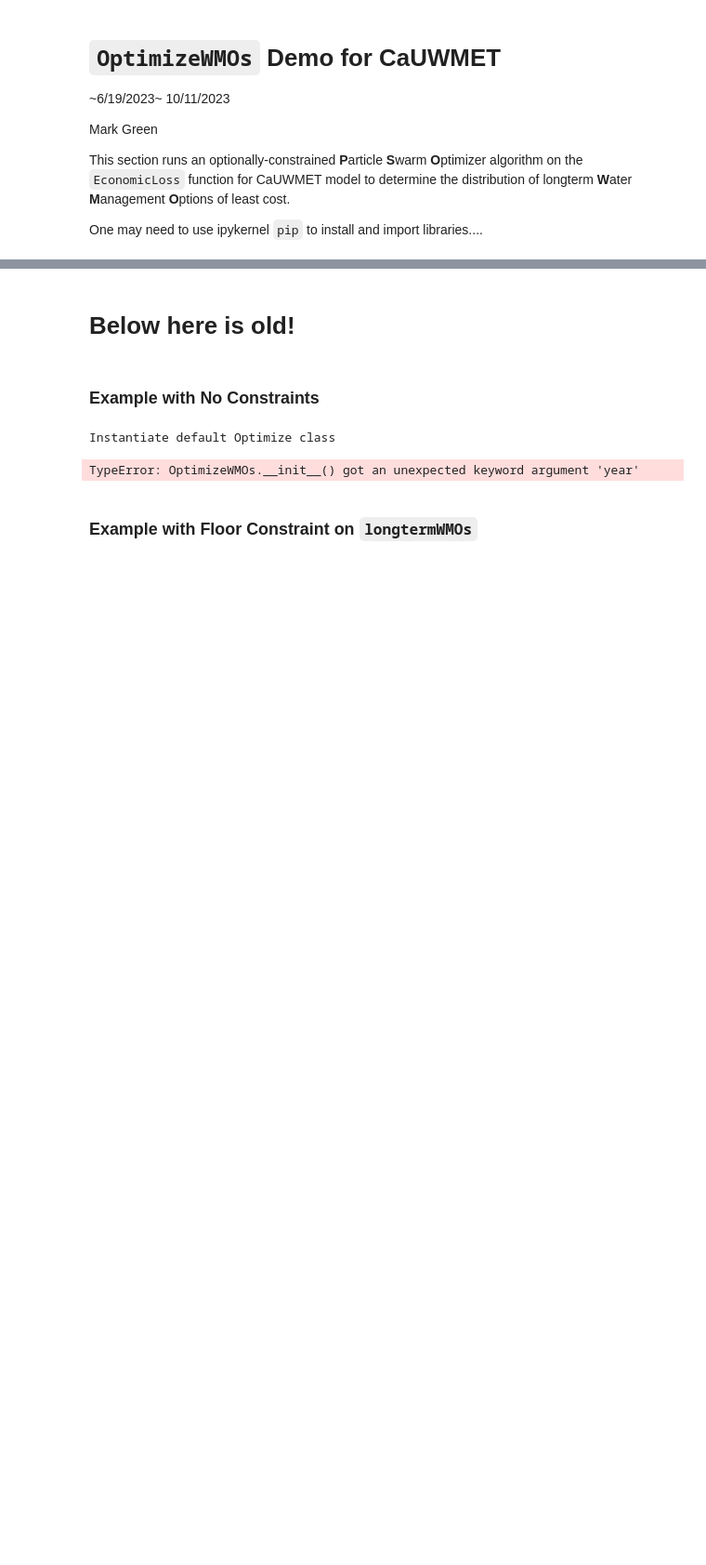
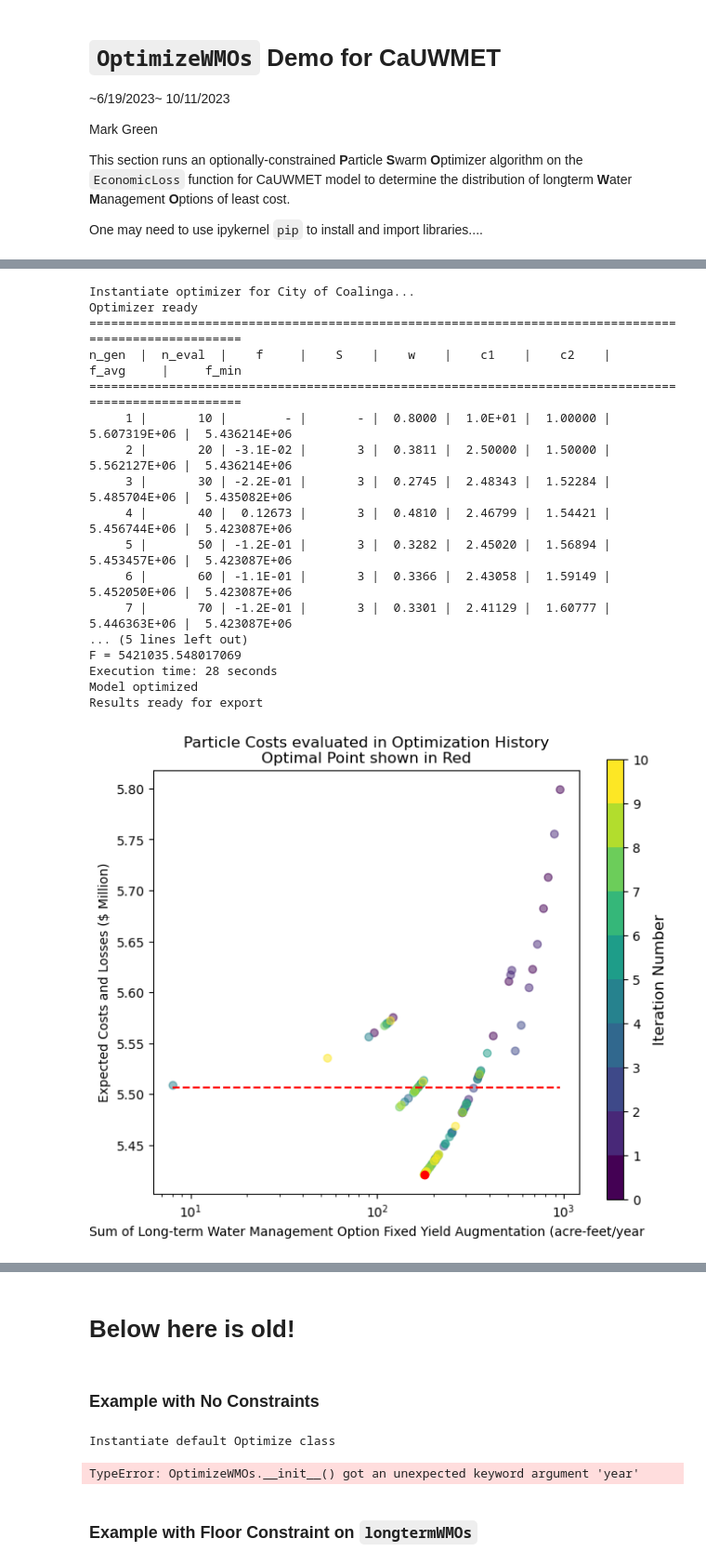
Before and after one commit to dayamuralidharan/California-Urban-Water-Management-Economic-Tool, a Jupyter notebook: CaUWMET/OptimizeWMOsDemo.ipynb, the cells around one changed output, grey strips where cells are left out. Shown at 93% size. Drawn from its saved outputs; the diff is of its cells as text; code cells hidden in the pictures; blank space fills up the shorter version.

Commit message:
FZero Line
Update Dashboard and Model to include FZero line on all outputs
updated output file structuring

```diff
--- a/CaUWMET/OptimizeWMOsDemo.ipynb
+++ b/CaUWMET/OptimizeWMOsDemo.ipynb
@@ -90,3 +32,83 @@ Results ready for export
+# %%
+from datetime import timedelta
+
+from src.modelLogic.modelLogic import ModelLogic
+from src.modelLogic.inputData import InputData
+from src.modelLogic.storageUtilities import StorageUtilities
+from src.modelLogic.inputDataLocations import InputDataLocations
+
+from src.optimization.optimizeWMOs import OptimizeWMOs
+from src.optimization.getResults import GetResults
+
+filenames = [
+    'ModelOutputs_Optimal.xlsx',
+    'QAQCResults_Optimal.xlsx'
+]
+verbose = True
+contractor = 'City of Coalinga'
+wmoFloor=None
+wmoCeiling=None
+lowerBounds=[0]*8
+upperBounds='longtermWMOVolumeLimits'
+
+print(f"\nInstantiate optimizer for {contractor}...")
+
+modelLogic = ModelLogic(InputData(InputDataLocations()),StorageUtilities())
+optimizeWMOs = OptimizeWMOs(
+    verbose=verbose,
+    modelLogic=modelLogic,
+    contractor=contractor,
+    wmoFloor=wmoFloor,
+    wmoCeiling=wmoCeiling,
+    lowerBounds=lowerBounds,
+    upperBounds=upperBounds,
+    zero_threshold=1,
+    n_gen=10,
+    pop_size=10,
+    period=5
+)
+print('Optimizer ready')
+
+result = optimizeWMOs.optimize(result=True)
+X_optim, F_optim = optimizeWMOs.reportBest()
+exec_time = timedelta(seconds = round(result.exec_time))
+print("Model optimized")
+
+modelOutputsOptimAll = GetResults(modelLogic=modelLogic)
+qaqcResultsOptimAll = GetResults(modelLogic=modelLogic)
+modelOutputsOptim, qaqcResultsOptim = optimizeWMOs.exportResults()
+modelOutputsOptimAll.appendResults(modelOutputsOptim)
+qaqcResultsOptimAll.appendResults(qaqcResultsOptim)
+
+X_zero, F_zero = optimizeWMOs.reportZero()
+
+modelOutputsZeroAll = GetResults(modelLogic=modelLogic)
+qaqcResultsZeroAll = GetResults(modelLogic=modelLogic)
+modelOutputsZero, qaqcResultsZero = optimizeWMOs.exportResults()
+modelOutputsZeroAll.appendResults(modelOutputsZero)
+qaqcResultsZeroAll.appendResults(qaqcResultsZero)
+print("Results ready for export")
+
+optimizeWMOs.visualization_a(save=False)
+# %% [output]
+Instantiate optimizer for City of Coalinga...
+Optimizer ready
+======================================================================================================
+n_gen  |  n_eval  |    f     |    S    |    w    |    c1    |    c2    |     f_avg     |     f_min
+======================================================================================================
+     1 |       10 |        - |       - |  0.8000 |  1.0E+01 |  1.00000 |  5.607319E+06 |  5.436214E+06
+     2 |       20 | -3.1E-02 |       3 |  0.3811 |  2.50000 |  1.50000 |  5.562127E+06 |  5.436214E+06
+     3 |       30 | -2.2E-01 |       3 |  0.2745 |  2.48343 |  1.52284 |  5.485704E+06 |  5.435082E+06
+     4 |       40 |  0.12673 |       3 |  0.4810 |  2.46799 |  1.54421 |  5.456744E+06 |  5.423087E+06
+     5 |       50 | -1.2E-01 |       3 |  0.3282 |  2.45020 |  1.56894 |  5.453457E+06 |  5.423087E+06
+     6 |       60 | -1.1E-01 |       3 |  0.3366 |  2.43058 |  1.59149 |  5.452050E+06 |  5.423087E+06
+     7 |       70 | -1.2E-01 |       3 |  0.3301 |  2.41129 |  1.60777 |  5.446363E+06 |  5.423087E+06
+... (5 lines left out)
+F = 5421035.548017069
+Execution time: 28 seconds
+Model optimized
+Results ready for export
+[figure, added]
 # %%
 contractor = 'City of Folsom'
 
```
Also changed, not shown: parts of 4 cells of this notebook, 14 other files.
